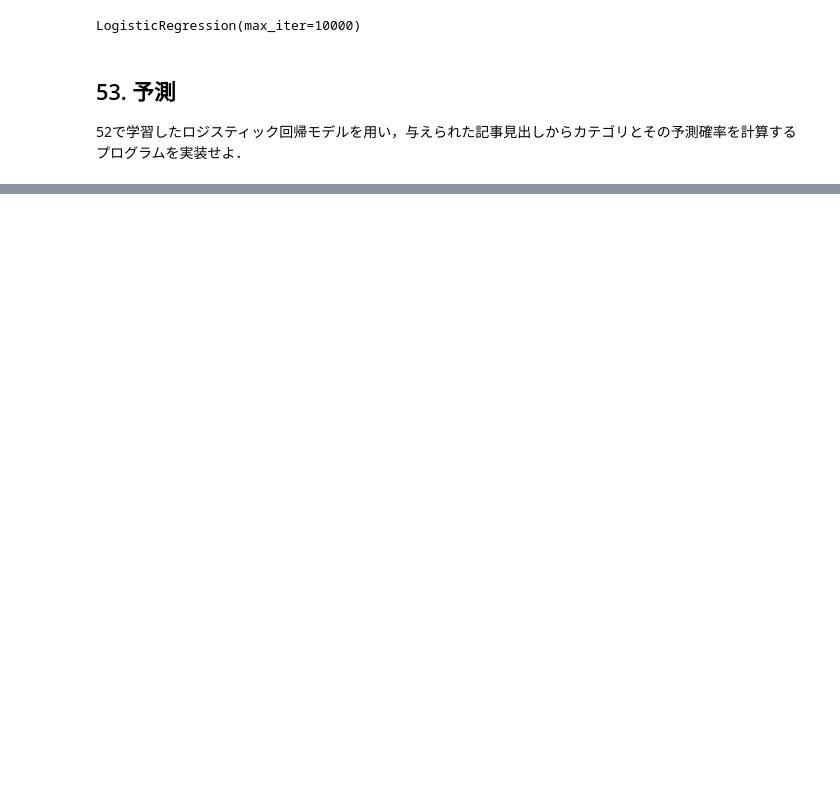
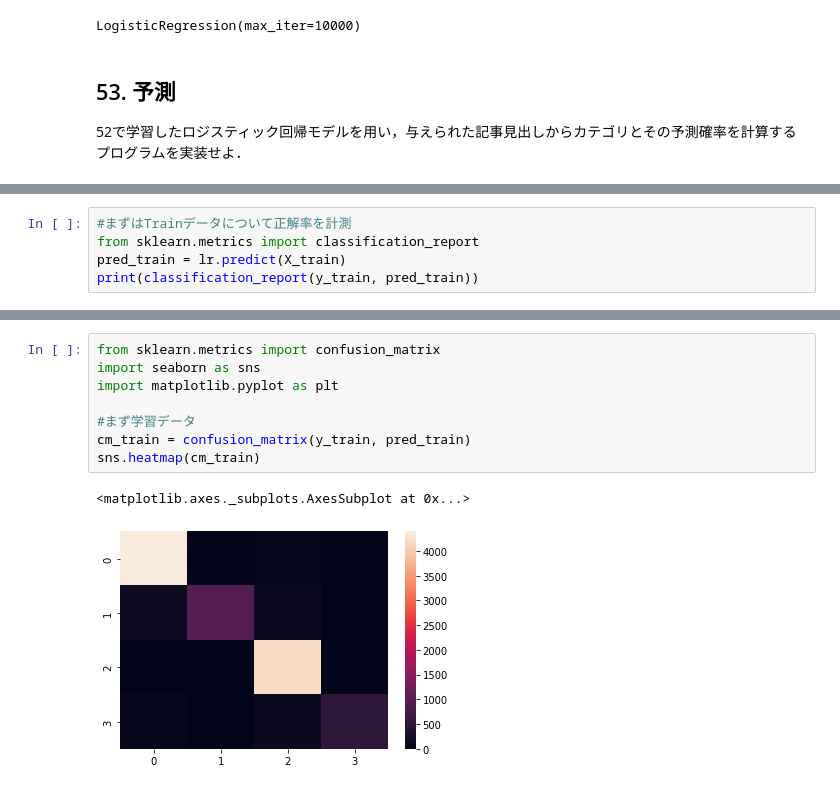
Before and after one commit to takuma1229/nlp100, a Jupyter notebook: chapter6.ipynb, the cells around one changed output, grey strips where cells are left out. Cells and saved outputs as stored; diff of their text form; blank space fills up the shorter version.

```diff
--- a/chapter6.ipynb
+++ b/chapter6.ipynb
@@ -185,0 +196,5 @@ ValueError: ignored
+# %%
+#まずはTrainデータについて正解率を計測
+from sklearn.metrics import classification_report
+pred_train = lr.predict(X_train)
+print(classification_report(y_train, pred_train))
@@ -185,0 +242,11 @@ ValueError: ignored
+# %%
+from sklearn.metrics import confusion_matrix
+import seaborn as sns
+import matplotlib.pyplot as plt
+
+#まず学習データ
+cm_train = confusion_matrix(y_train, pred_train)
+sns.heatmap(cm_train)
+# %% [output]
+<matplotlib.axes._subplots.AxesSubplot at 0x...>
+[figure, added]
```
Also changed, not shown: parts of 29 cells of this notebook.
